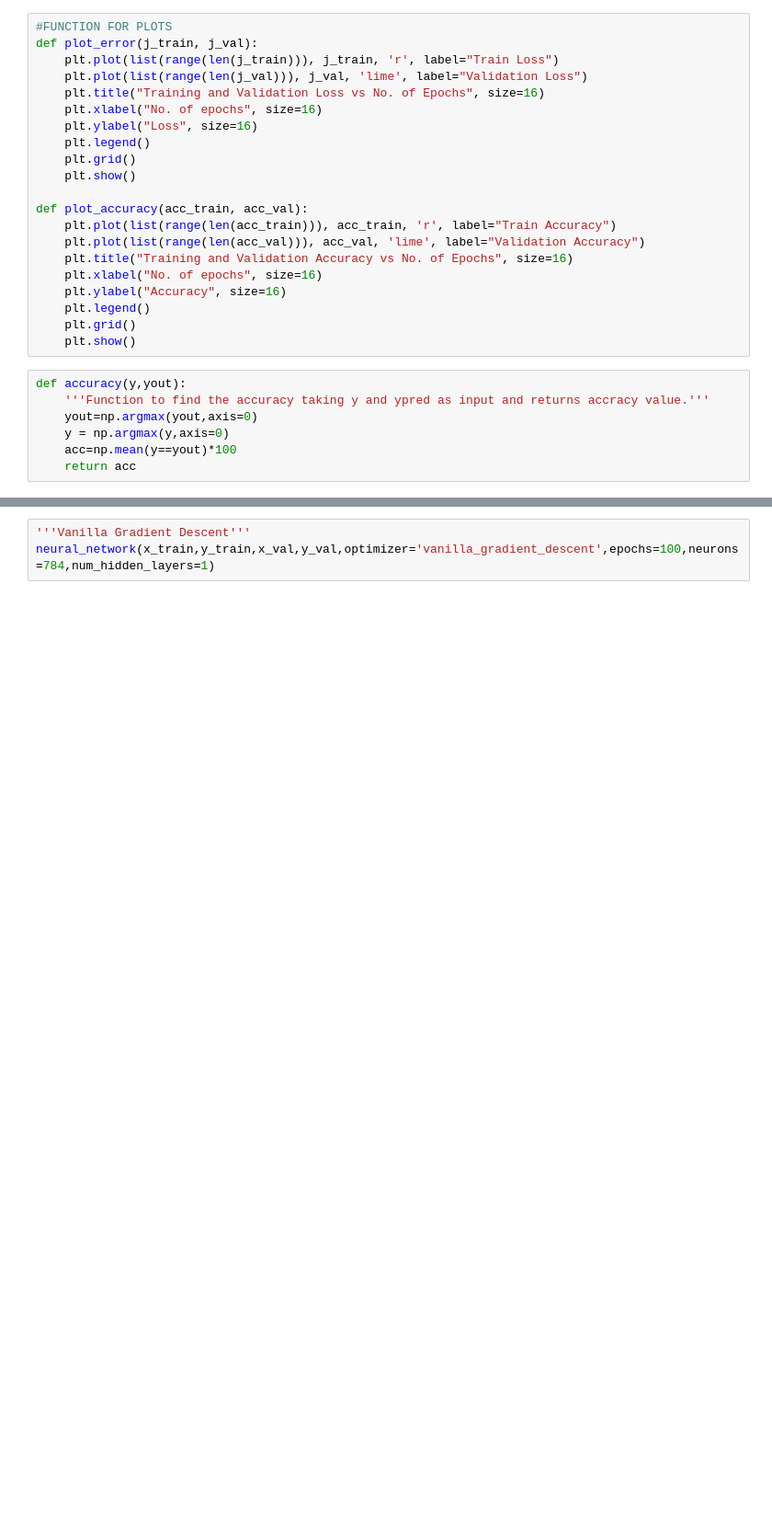
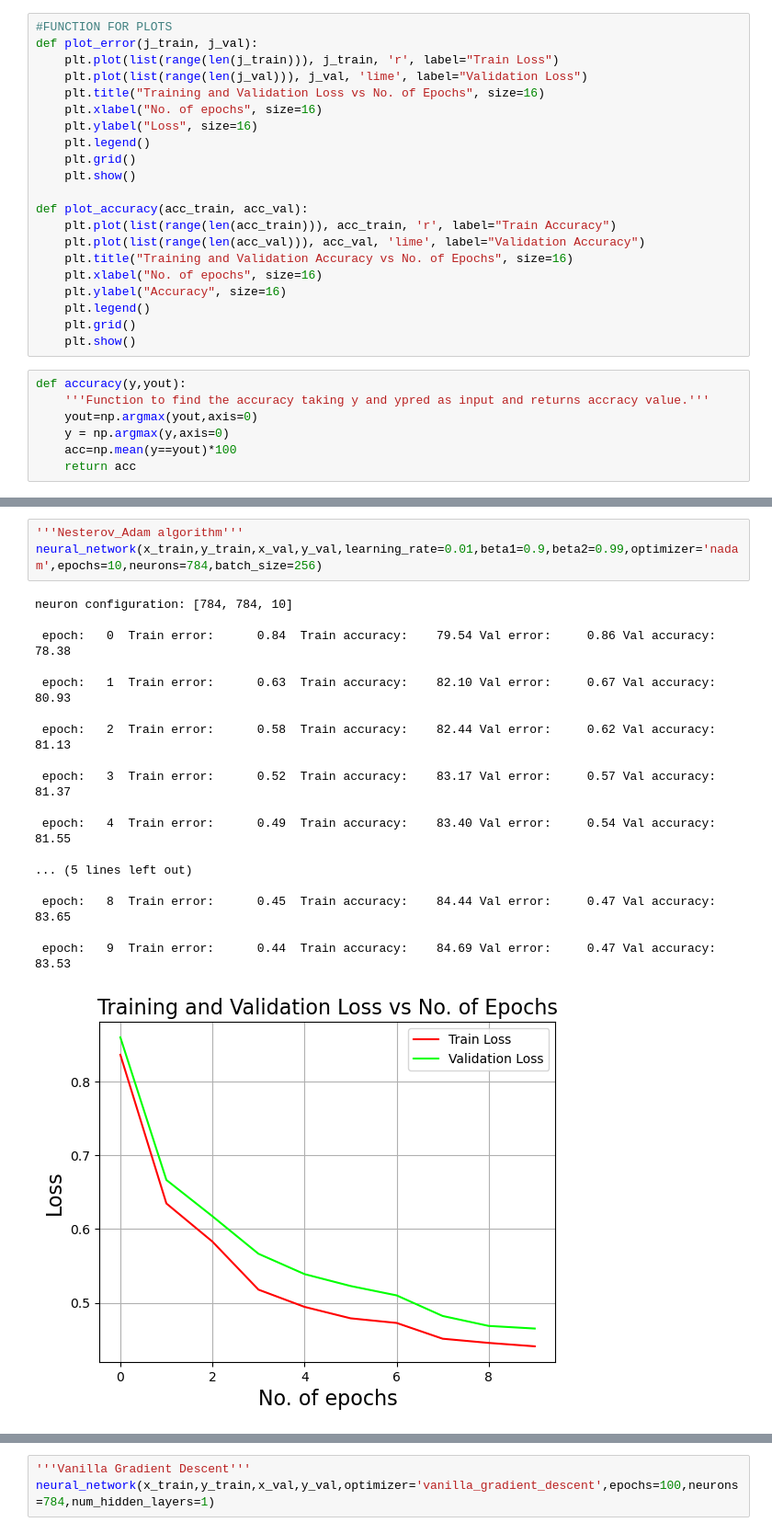
Before and after one commit to ananthu2014/MNIST_and_Fashion-MNIST_Image-Classification, a Jupyter notebook: Assignment 1/CS6910 Assignment 1.ipynb, the cells around one changed output, grey strips where cells are left out. Shown at 92% size. Saved outputs shown, nothing was run; the diff lists cells and outputs as text; blank space fills up the shorter version.

```diff
--- a/Assignment 1/CS6910 Assignment 1.ipynb
+++ b/Assignment 1/CS6910 Assignment 1.ipynb
@@ -681,0 +717,22 @@ neuron configuration: [784, 784, 10]
+# %%
+'''Nesterov_Adam algorithm'''
+neural_network(x_train,y_train,x_val,y_val,learning_rate=0.01,beta1=0.9,beta2=0.99,optimizer='nadam',epochs=10,neurons=784,batch_size=256)
+# %% [output]
+neuron configuration: [784, 784, 10]
+
+ epoch:   0  Train error:      0.84  Train accuracy:    79.54 Val error:     0.86 Val accuracy:    78.38
+
+ epoch:   1  Train error:      0.63  Train accuracy:    82.10 Val error:     0.67 Val accuracy:    80.93
+
+ epoch:   2  Train error:      0.58  Train accuracy:    82.44 Val error:     0.62 Val accuracy:    81.13
+
+ epoch:   3  Train error:      0.52  Train accuracy:    83.17 Val error:     0.57 Val accuracy:    81.37
+
+ epoch:   4  Train error:      0.49  Train accuracy:    83.40 Val error:     0.54 Val accuracy:    81.55
+
+... (5 lines left out)
+
+ epoch:   8  Train error:      0.45  Train accuracy:    84.44 Val error:     0.47 Val accuracy:    83.65
+
+ epoch:   9  Train error:      0.44  Train accuracy:    84.69 Val error:     0.47 Val accuracy:    83.53
+[figure, added]
```
Also changed, not shown: parts of 10 cells of this notebook.
